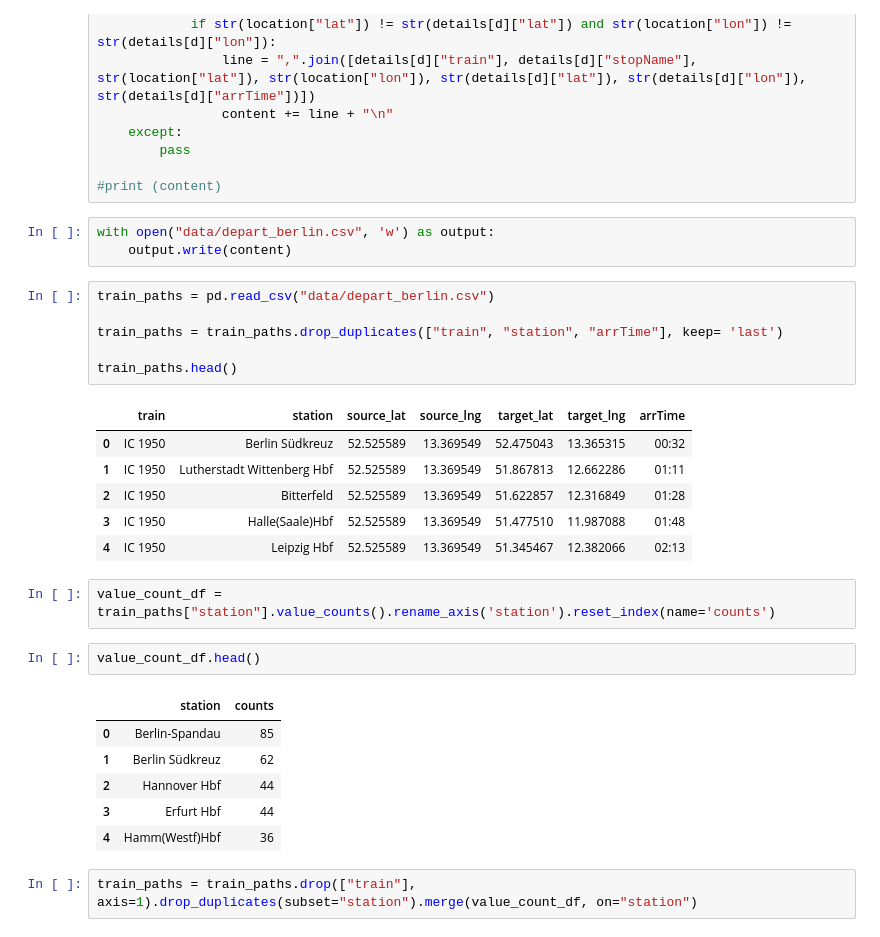
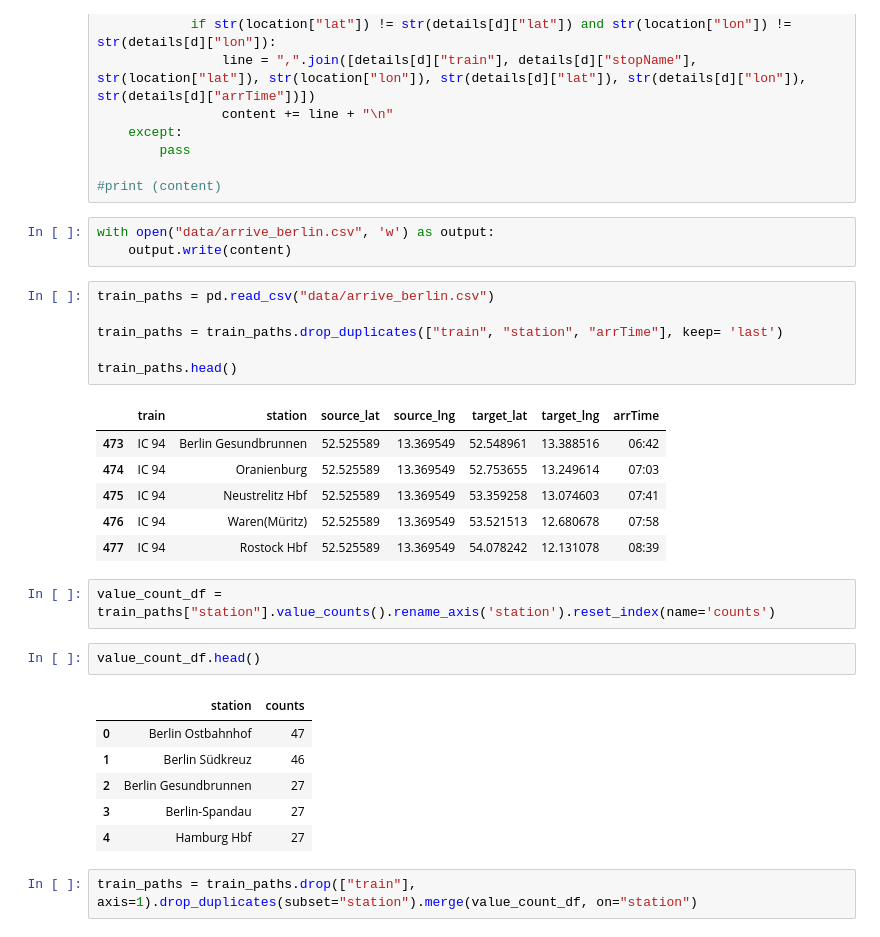
Before and after one commit to dgg32/db_kepler, a Jupyter notebook: kepler_colab.ipynb, the cells around one changed output. Saved outputs shown, nothing was run; the diff lists cells and outputs as text.

```diff
--- a/kepler_colab.ipynb
+++ b/kepler_colab.ipynb
@@ -552,32 +571,32 @@ for j in journey:
 
 #print (content)
 # %%
-with open("data/depart_berlin.csv", 'w') as output:
+with open("data/arrive_berlin.csv", 'w') as output:
     output.write(content)
 # %%
-train_paths = pd.read_csv("data/depart_berlin.csv")
+train_paths = pd.read_csv("data/arrive_berlin.csv")
 
 train_paths = train_paths.drop_duplicates(["train", "station", "arrTime"], keep= 'last')
 
 train_paths.head()
 # %% [output]
 |  | train | station | source_lat | source_lng | target_lat | target_lng | arrTime |
-| 0 | IC 1950 | Berlin Südkreuz | 52.525589 | 13.369549 | 52.475043 | 13.365315 | 00:32 |
-| 1 | IC 1950 | Lutherstadt Wittenberg Hbf | 52.525589 | 13.369549 | 51.867813 | 12.662286 | 01:11 |
-| 2 | IC 1950 | Bitterfeld | 52.525589 | 13.369549 | 51.622857 | 12.316849 | 01:28 |
-| 3 | IC 1950 | Halle(Saale)Hbf | 52.525589 | 13.369549 | 51.477510 | 11.987088 | 01:48 |
-| 4 | IC 1950 | Leipzig Hbf | 52.525589 | 13.369549 | 51.345467 | 12.382066 | 02:13 |
+| 473 | IC 94 | Berlin Gesundbrunnen | 52.525589 | 13.369549 | 52.548961 | 13.388516 | 06:42 |
+| 474 | IC 94 | Oranienburg | 52.525589 | 13.369549 | 52.753655 | 13.249614 | 07:03 |
+| 475 | IC 94 | Neustrelitz Hbf | 52.525589 | 13.369549 | 53.359258 | 13.074603 | 07:41 |
+| 476 | IC 94 | Waren(Müritz) | 52.525589 | 13.369549 | 53.521513 | 12.680678 | 07:58 |
+| 477 | IC 94 | Rostock Hbf | 52.525589 | 13.369549 | 54.078242 | 12.131078 | 08:39 |
 # %%
 value_count_df = train_paths["station"].value_counts().rename_axis('station').reset_index(name='counts')
 # %%
 value_count_df.head()
 # %% [output]
 |  | station | counts |
-| 0 | Berlin-Spandau | 85 |
-| 1 | Berlin Südkreuz | 62 |
-| 2 | Hannover Hbf | 44 |
-| 3 | Erfurt Hbf | 44 |
-| 4 | Hamm(Westf)Hbf | 36 |
+| 0 | Berlin Ostbahnhof | 47 |
+| 1 | Berlin Südkreuz | 46 |
+| 2 | Berlin Gesundbrunnen | 27 |
+| 3 | Berlin-Spandau | 27 |
+| 4 | Hamburg Hbf | 27 |
 # %%
 train_paths = train_paths.drop(["train"], axis=1).drop_duplicates(subset="station").merge(value_count_df, on="station")
 # %%
```
Also changed, not shown: parts of 18 cells of this notebook.
